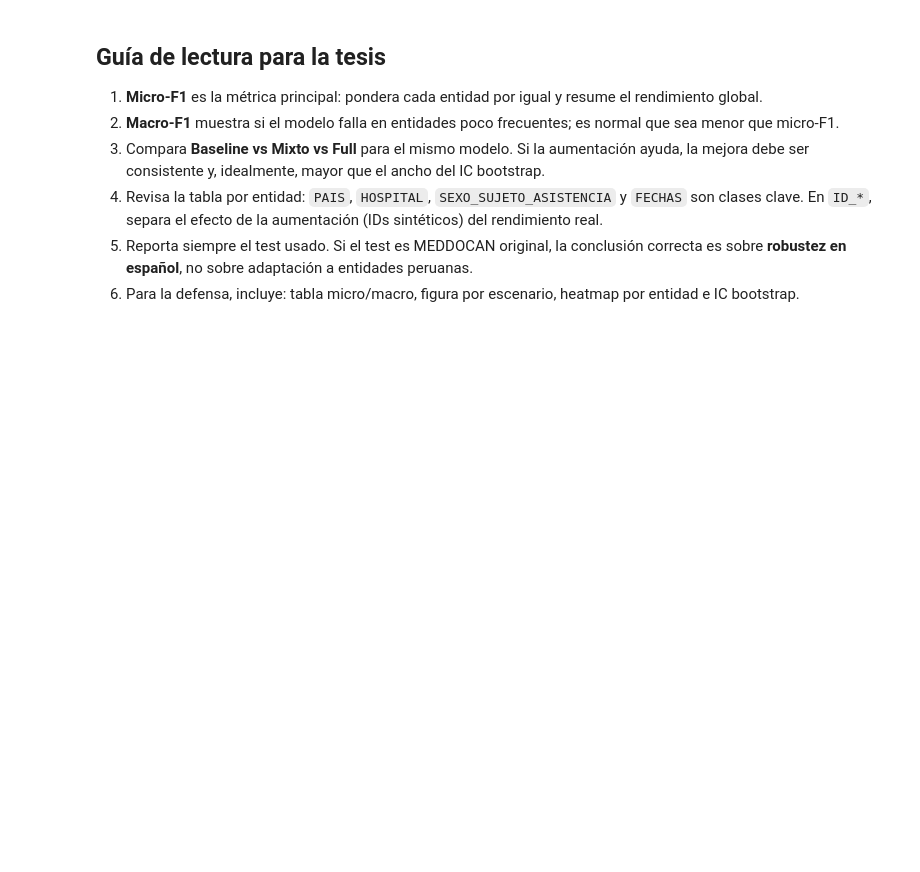
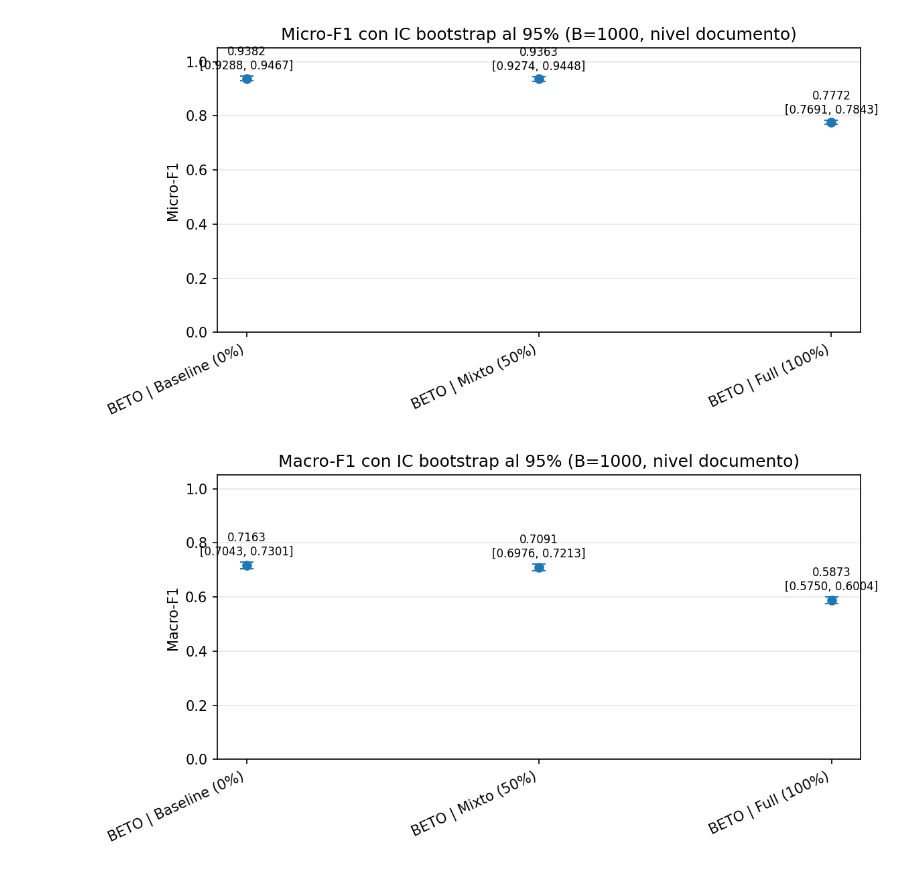
Before and after one commit to Josmar321/Tesis_nlp, a Jupyter notebook: notebooks/01_resultados.ipynb, the cells around one changed output. Cells and saved outputs as stored; diff of their text form; code cells hidden in the pictures; blank space fills up the shorter version.

```diff
--- a/notebooks/01_resultados.ipynb
+++ b/notebooks/01_resultados.ipynb
@@ -180,22 +318,50 @@ else:
 # %%
-boot = df.dropna(subset=["boot_micro_low", "boot_micro_high"])
-if boot.empty:
-    print("Sin intervalos bootstrap. Ejecuta la Fase 4 con --bootstrap 1000.")
-else:
+def plot_bootstrap_ci(df_runs: pd.DataFrame, metric_col: str, low_col: str, high_col: str, title: str, ylabel: str, out_name: str) -> None:
+    boot = df_runs.dropna(subset=[low_col, high_col]).copy()
+    if boot.empty:
+        print(f"Sin intervalos bootstrap para {metric_col}. Ejecuta la Fase 4 con --bootstrap 1000.")
+        return
+
     labels = boot["model"].astype(str) + " | " + boot["scenario"].astype(str)
     x = list(range(len(boot)))
-    y = boot["micro_f1"].to_numpy()
-    low = y - boot["boot_micro_low"].to_numpy()
-    high = boot["boot_micro_high"].to_numpy() - y
+    y = boot[metric_col].to_numpy(dtype=float)
+    low = y - boot[low_col].to_numpy(dtype=float)
+    high = boot[high_col].to_numpy(dtype=float) - y
 
-    fig, ax = plt.subplots(figsize=(max(8, 0.6 * len(boot)), 4))
-    ax.errorbar(x, y, yerr=[low, high], fmt="o", capsize=4)
+    fig, ax = plt.subplots(figsize=(max(8, 1.5 * len(boot)), 4.2))
+    ax.errorbar(x, y, yerr=[low, high], fmt="o", capsize=5, linewidth=1.5, markersize=6)
+    for xi, yi, lo, hi in zip(x, y, boot[low_col], boot[high_col]):
+        ax.text(xi, hi + 0.015, f"{yi:.4f}\n[{lo:.4f}, {hi:.4f}]", ha="center", va="bottom", fontsize=8)
     ax.set_xticks(x)
-    ax.set_xticklabels(labels, rotation=45, ha="right")
-    ax.set_ylim(0, 1)
-    ax.set_ylabel("Micro-F1")
-    ax.set_title("Micro-F1 con IC bootstrap al 95%")
+    ax.set_xticklabels(labels, rotation=25, ha="right")
+    ax.set_ylim(0, 1.05)
+    ax.set_ylabel(ylabel)
+    ax.set_title(title)
     ax.grid(axis="y", alpha=0.3)
     fig.tight_layout()
-    fig.savefig(RESULTS_DIR / "05_bootstrap_micro_f1.png", dpi=300, bbox_inches="tight")
+    fig.savefig(RESULTS_DIR / out_name, dpi=300, bbox_inches="tight")
     plt.show()
+
+
+plot_bootstrap_ci(
+    df,
+    metric_col="micro_f1",
+    low_col="boot_micro_low",
+    high_col="boot_micro_high",
+    title="Micro-F1 con IC bootstrap al 95% (B=1000, nivel documento)",
+    ylabel="Micro-F1",
+    out_name="05_bootstrap_micro_f1.png",
+)
+
+plot_bootstrap_ci(
+    df,
+    metric_col="macro_f1",
+    low_col="boot_macro_low",
+    high_col="boot_macro_high",
+    title="Macro-F1 con IC bootstrap al 95% (B=1000, nivel documento)",
+    ylabel="Macro-F1",
+    out_name="05_bootstrap_macro_f1.png",
+)
+# %% [output]
+[figure, added]
+[figure, added]
@@ -210,9 +367,0 @@ print(latex)
-# %% [markdown]
-## Guía de lectura para la tesis
-
-1. **Micro-F1** es la métrica principal: pondera cada entidad por igual y resume el rendimiento global.
-2. **Macro-F1** muestra si el modelo falla en entidades poco frecuentes; es normal que sea menor que micro-F1.
-3. Compara **Baseline vs Mixto vs Full** para el mismo modelo. Si la aumentación ayuda, la mejora debe ser consistente y, idealmente, mayor que el ancho del IC bootstrap.
-4. Revisa la tabla por entidad: `PAIS`, `HOSPITAL`, `SEXO_SUJETO_ASISTENCIA` y `FECHAS` son clases clave. En `ID_*`, separa el efecto de la aumentación (IDs sintéticos) del rendimiento real.
-5. Reporta siempre el test usado. Si el test es MEDDOCAN original, la conclusión correcta es sobre **robustez en español**, no sobre adaptación a entidades peruanas.
-6. Para la defensa, incluye: tabla micro/macro, figura por escenario, heatmap por entidad e IC bootstrap.
```
Also changed, not shown: parts of 9 cells of this notebook, 18 other files.
